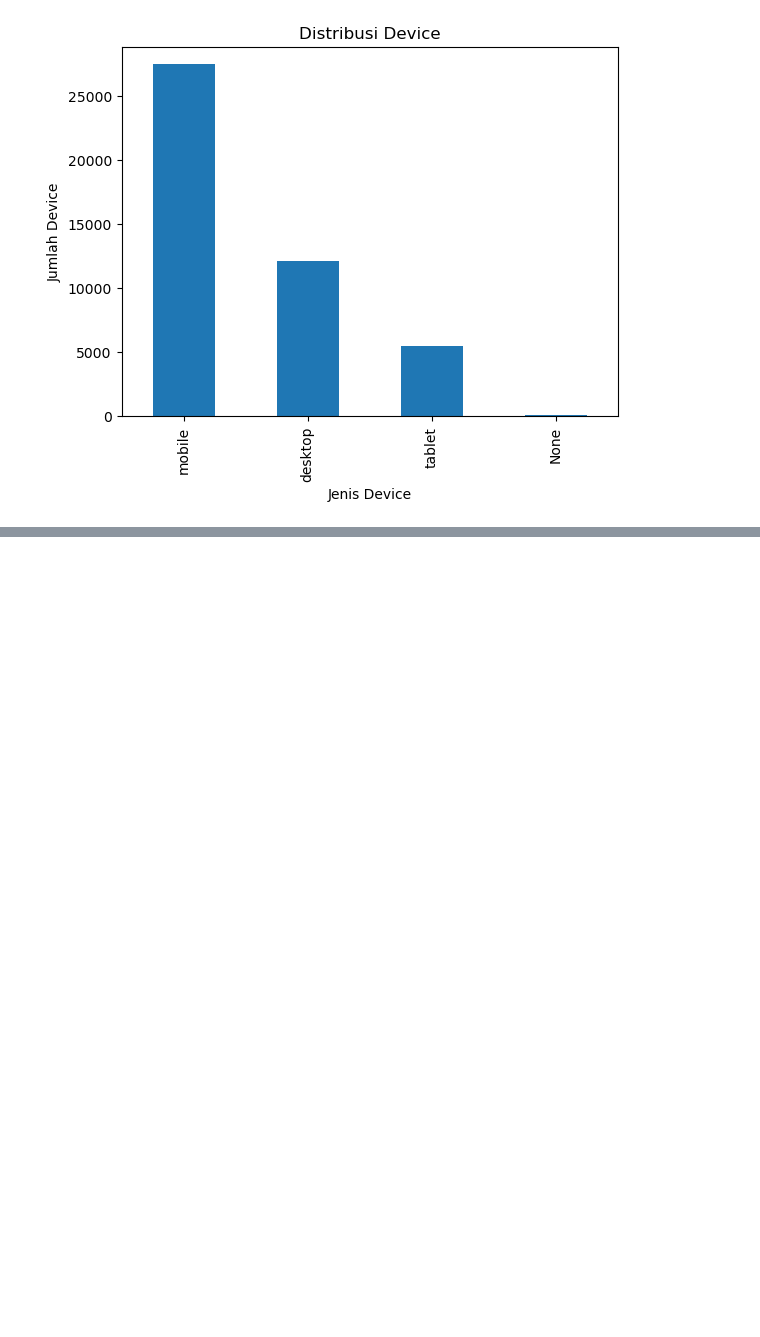
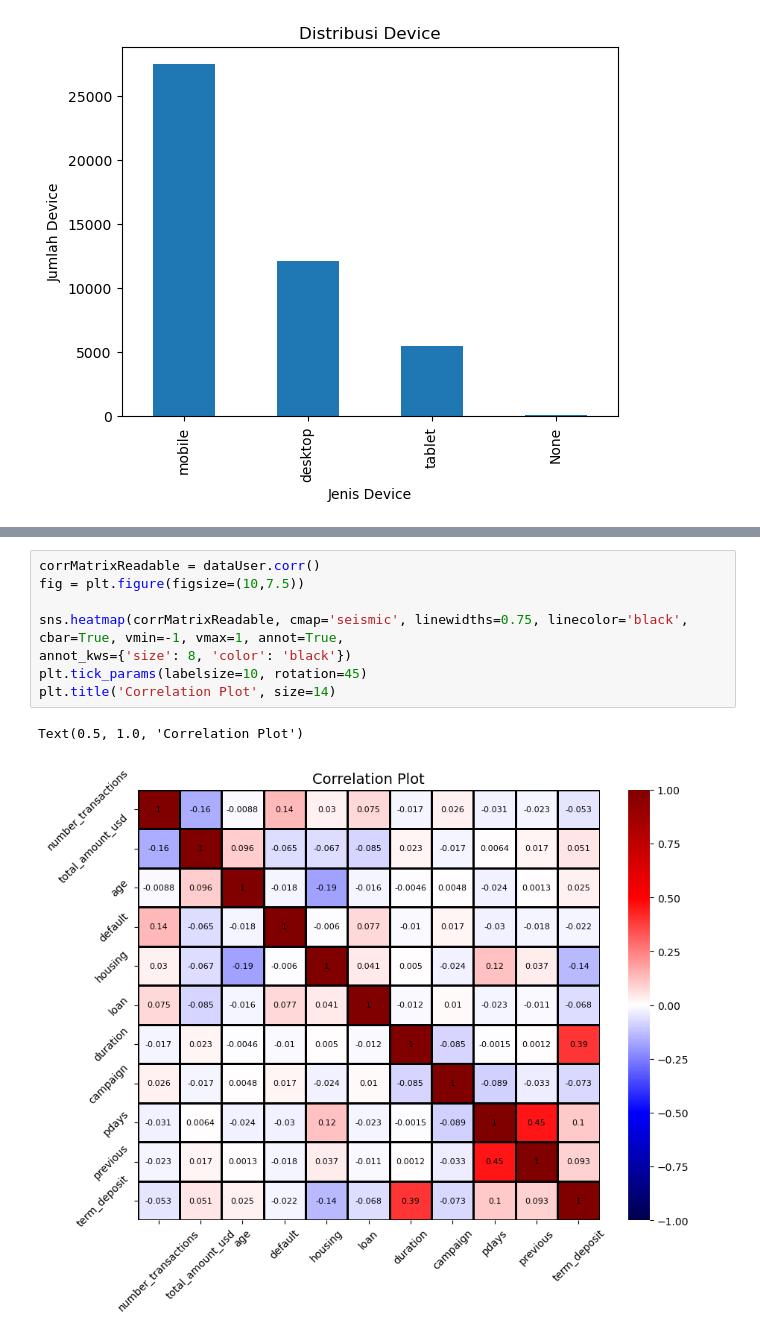
Before and after one commit to arsenewe/CDSP-KLSD, a Jupyter notebook: Day_2/CDSP_Septian Enggar Sukmana_Politeknik Negeri Malang/day_2_EDA.ipynb, the cells around one changed output, grey strips where cells are left out. Cells and saved outputs as stored; diff of their text form; blank space fills up the shorter version.

```diff
--- a/Day_2/CDSP_Septian Enggar Sukmana_Politeknik Negeri Malang/day_2_EDA.ipynb
+++ b/Day_2/CDSP_Septian Enggar Sukmana_Politeknik Negeri Malang/day_2_EDA.ipynb
@@ -360,0 +385,11 @@ Text(0.5, 0, 'Jenis Device')
+# %%
+corrMatrixReadable = dataUser.corr()
+fig = plt.figure(figsize=(10,7.5))
+
+sns.heatmap(corrMatrixReadable, cmap='seismic', linewidths=0.75, linecolor='black', cbar=True, vmin=-1, vmax=1, annot=True,
+annot_kws={'size': 8, 'color': 'black'})
+plt.tick_params(labelsize=10, rotation=45)
+plt.title('Correlation Plot', size=14)
+# %% [output]
+Text(0.5, 1.0, 'Correlation Plot')
+[figure, added]
```
Also changed, not shown: parts of 36 cells of this notebook.
